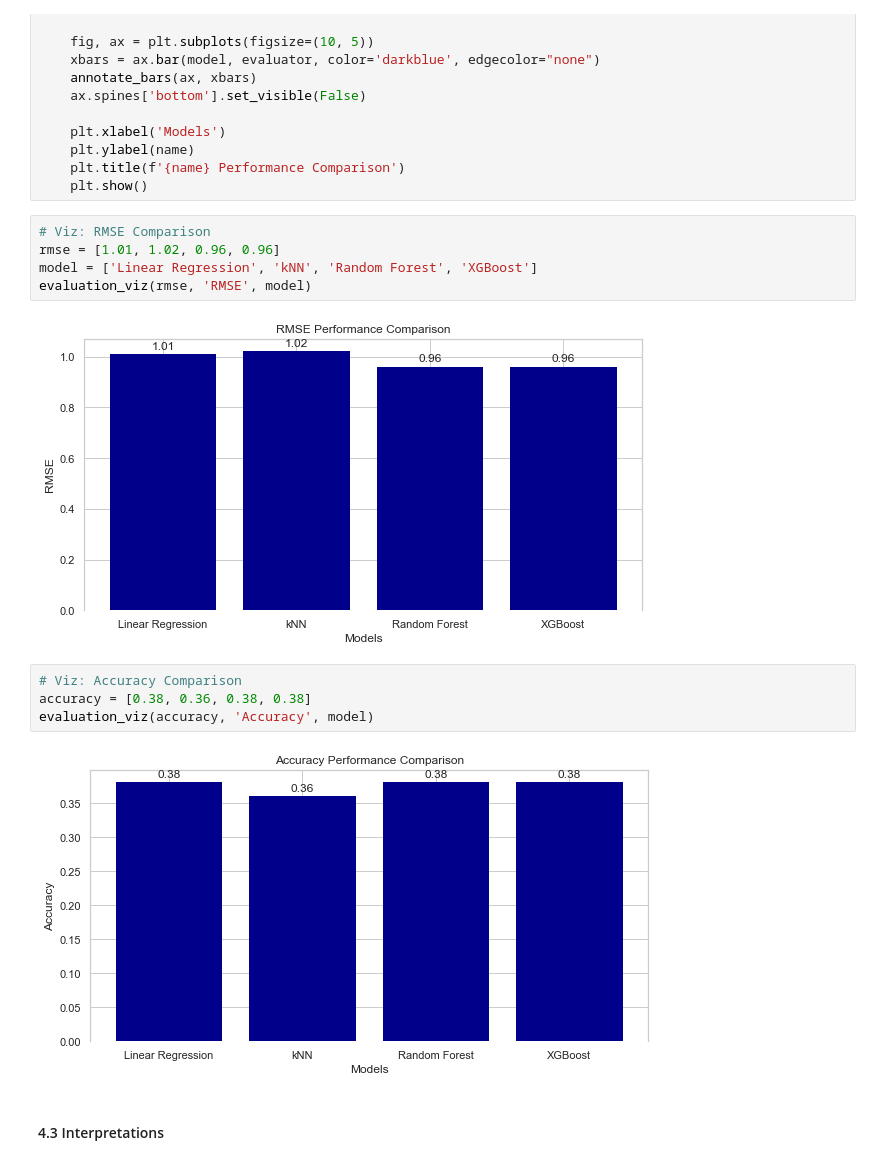
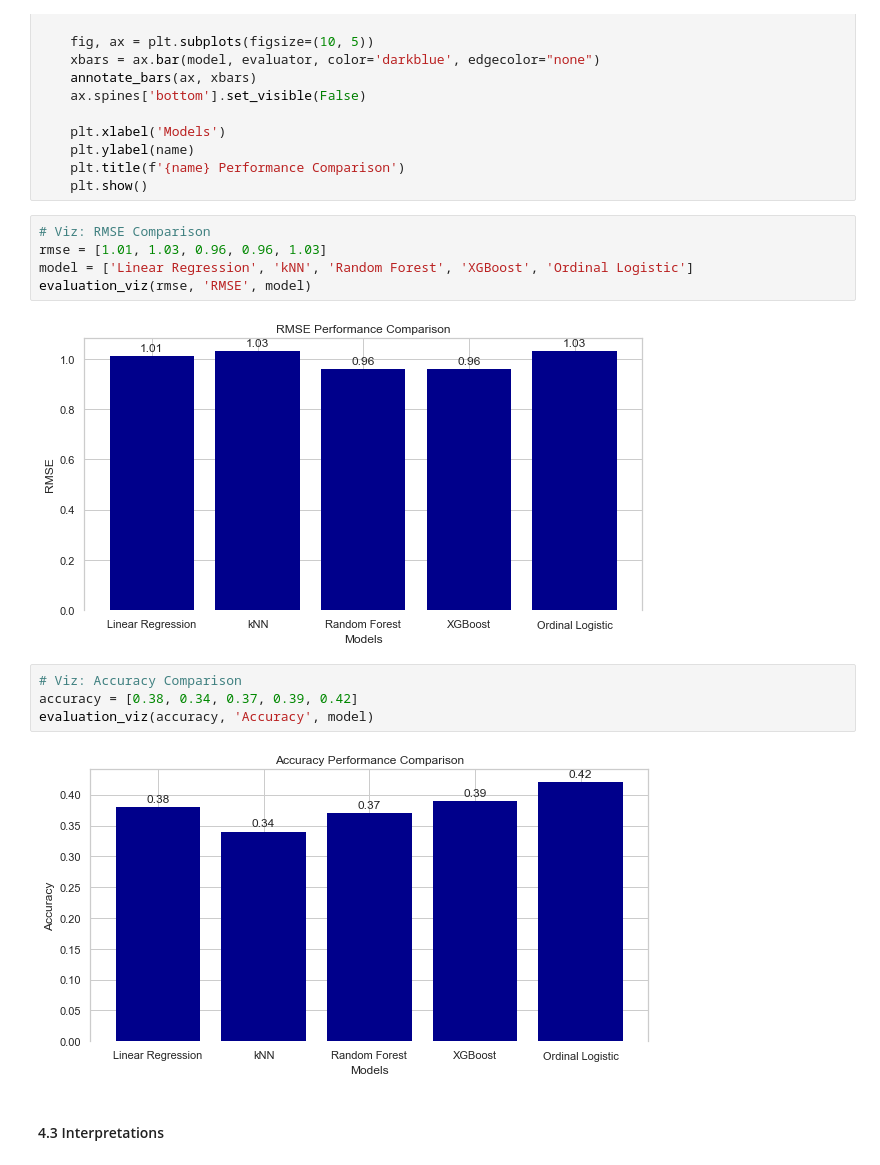
Before and after one commit to rochjia/EG_Assessment_DS_Roch, a Jupyter notebook: EG_DS_Assessment_Runqing_Jia.ipynb, the cells around one changed output. Drawn from its saved outputs; the diff is of its cells as text.

```diff
--- a/EG_DS_Assessment_Runqing_Jia.ipynb
+++ b/EG_DS_Assessment_Runqing_Jia.ipynb
@@ -566,17 +610,17 @@ def evaluation_viz(evaluator, name, model):
     plt.show()
 # %%
 # Viz: RMSE Comparison
-rmse = [1.01, 1.02, 0.96, 0.96]
-model = ['Linear Regression', 'kNN', 'Random Forest', 'XGBoost']
+rmse = [1.01, 1.03, 0.96, 0.96, 1.03]
+model = ['Linear Regression', 'kNN', 'Random Forest', 'XGBoost', 'Ordinal Logistic']
 evaluation_viz(rmse, 'RMSE', model)
 # %% [output]
-[figure, old version]
+[figure, new version]
 # %%
 # Viz: Accuracy Comparison
-accuracy = [0.38, 0.36, 0.38, 0.38]
+accuracy = [0.38, 0.34, 0.37, 0.39, 0.42]
 evaluation_viz(accuracy, 'Accuracy', model)
 # %% [output]
-[figure, old version]
+[figure, new version]
 # %% [markdown]
 #### 4.3 Interpretations
 # %% [markdown]
```
Also changed, not shown: parts of 26 cells of this notebook, 1 other file.
